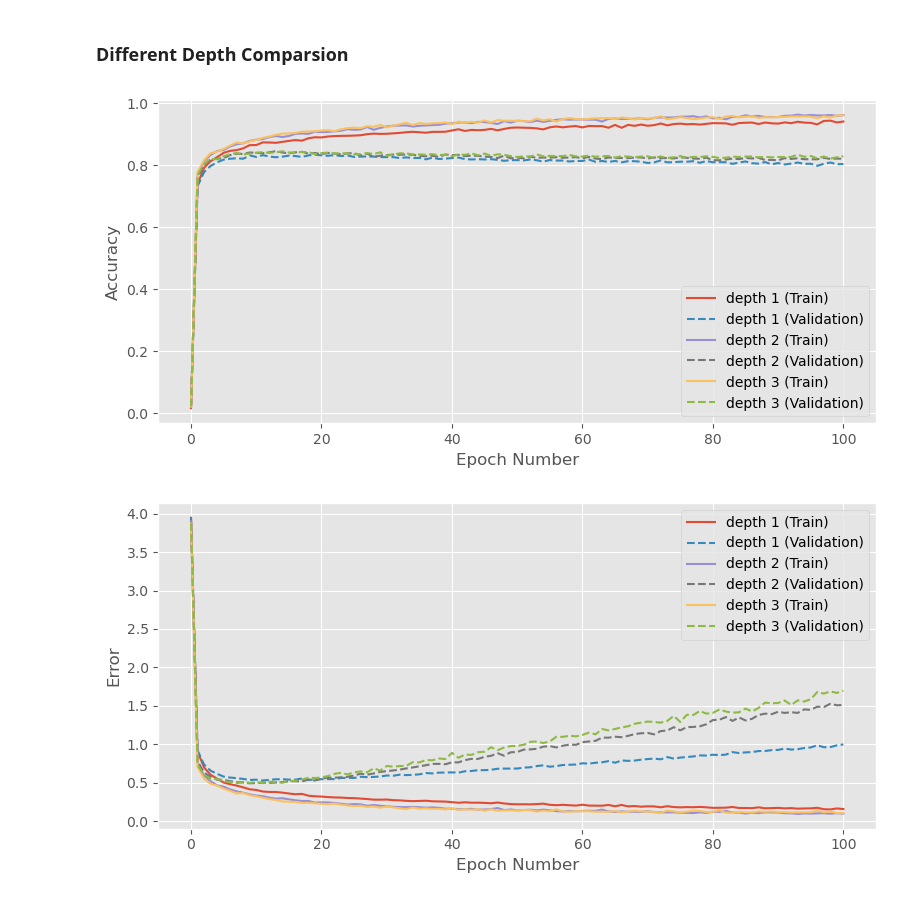
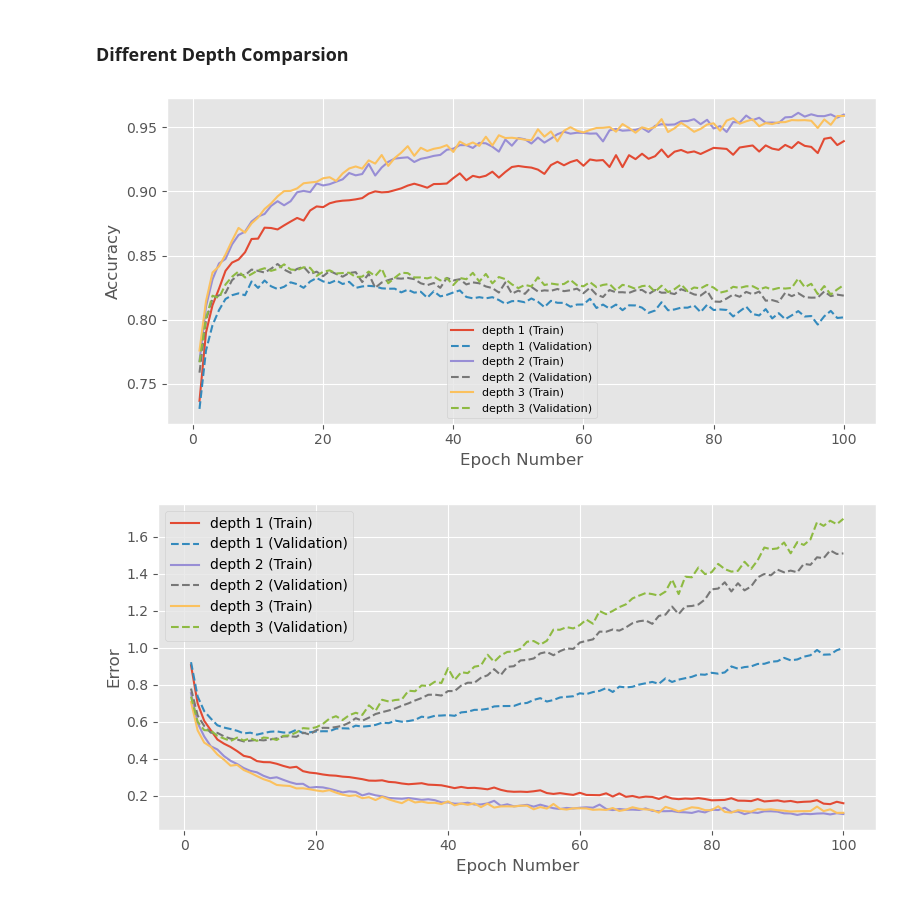
Before and after one commit to FlintyTub49/MLPractical-UoE, a Jupyter notebook: notebooks/Coursework_1.ipynb, the cells around one changed output. Drawn from its saved outputs; the diff is of its cells as text; code cells hidden in the pictures.

```diff
--- a/notebooks/Coursework_1.ipynb
+++ b/notebooks/Coursework_1.ipynb
@@ -438,17 +449,20 @@ names = ['width32', 'width64', 'width128']
 fig = plt.figure(figsize = (8, 4))
 ax = fig.add_subplot(111)
 
-# Accuracy Graph
-for i, j in zip(names, [units32, units64, units128]):
-    ax.plot(range(len(j[0])), j[0][:, 0], label = f'{i} (Train)')
-    ax.plot(range(len(j[0])), j[0][:, 2], '--', label = f'{i} (Validation)')
+# Error Graph
+# for i, j in zip(names, [units32, units64, units128]):
+    # ax.plot(range(len(j[0])), j[0][:, 0], label = f'{i} (Train)')
+    # ax.plot(range(len(j[0])), j[0][:, 2], '--', label = f'{i} (Validation)')
+for i, j in zip(names, models[:3]):
+    ax.plot(j['error(train)'][1:], label = f'{i} (Train)')
+    ax.plot(j['error(valid)'][1:], '--', label = f'{i} (Validation)')
 
 ax.set_xlabel('Epoch Number', fontsize=12)
 ax.set_ylabel('Error', fontsize=12)
-ax.grid('on'); ax.legend(loc='best', fontsize=10)
+ax.grid('on'); ax.legend(loc='best', fontsize=8)
 fig.tight_layout()
 
-filename = 'fig2_err'
+filename = 'fig2_err_new'
 if filename:
     fig.savefig(f'/Users/arthakhouri/Desktop/UoE/Machine Learning Practical/MLPractical-UoE/report/figures/{filename}.pdf')
 plt.show()
@@ -462,39 +476,45 @@ fig = plt.figure(figsize = (8, 4))
 ax = fig.add_subplot(111)
 
 # Accuracy Graph
-for i, j in zip(names, [units128, layers2, layers3]):
-    ax.plot(range(len(j[0])), j[0][:, 1], label = f'{i} (Train)')
-    ax.plot(range(len(j[0])), j[0][:, 3], '--', label = f'{i} (Validation)')
+# for i, j in zip(names, [units128, layers2, layers3]):
+#     ax.plot(range(len(j[0])), j[0][:, 1], label = f'{i} (Train)')
+#     ax.plot(range(len(j[0])), j[0][:, 3], '--', label = f'{i} (Validation)')
+for i, j in zip(names, models[2:]):
+    ax.plot(j['acc(train)'][1:], label = f'{i} (Train)')
+    ax.plot(j['acc(valid)'][1:], '--', label = f'{i} (Validation)')
 
 ax.set_xlabel('Epoch Number', fontsize=12)
 ax.set_ylabel('Accuracy', fontsize=12)
-ax.grid('on'); ax.legend(loc='best', fontsize=10)
+ax.grid('on'); ax.legend(loc='best', fontsize=8)
 fig.tight_layout()
 
-filename = 'fig3_acc'
+filename = 'fig3_acc_new'
 if filename:
     fig.savefig(f'/Users/arthakhouri/Desktop/UoE/Machine Learning Practical/MLPractical-UoE/report/figures/{filename}.pdf')
 plt.show()
 # %% [output]
-[figure, old version]
+[figure, new version]
 # %%
 names = ['depth 1', 'depth 2', 'depth 3']
 fig = plt.figure(figsize = (8, 4))
 ax = fig.add_subplot(111)
 
 # Accuracy Graph
-for i, j in zip(names, [units128, layers2, layers3]):
-    ax.plot(range(len(j[0])), j[0][:, 0], label = f'{i} (Train)')
-    ax.plot(range(len(j[0])), j[0][:, 2], '--', label = f'{i} (Validation)')
+# for i, j in zip(names, [units128, layers2, layers3]):
+#     ax.plot(range(len(j[0])), j[0][:, 0], label = f'{i} (Train)')
+#     ax.plot(range(len(j[0])), j[0][:, 2], '--', label = f'{i} (Validation)')
+for i, j in zip(names, models[2:]):
+    ax.plot(j['error(train)'][1:], label = f'{i} (Train)')
+    ax.plot(j['error(valid)'][1:], '--', label = f'{i} (Validation)')
 
 ax.set_xlabel('Epoch Number', fontsize=12)
 ax.set_ylabel('Error', fontsize=12)
 ax.grid('on'); ax.legend(loc='best', fontsize=10)
 fig.tight_layout()
 
-filename = 'fig3_err'
+filename = 'fig3_err_new'
 if filename:
     fig.savefig(f'/Users/arthakhouri/Desktop/UoE/Machine Learning Practical/MLPractical-UoE/report/figures/{filename}.pdf')
 plt.show()
 # %% [output]
-[figure, old version]
+[figure, new version]
```
Also changed, not shown: parts of 3 cells of this notebook, 7 other files.
